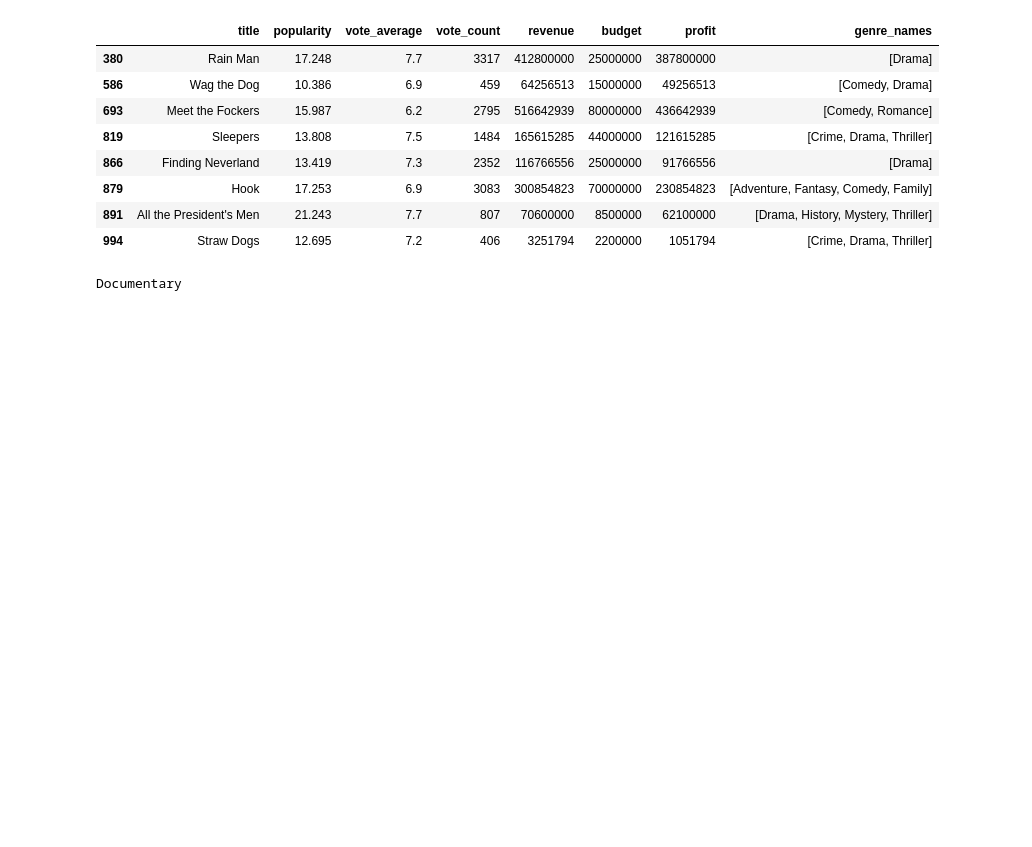
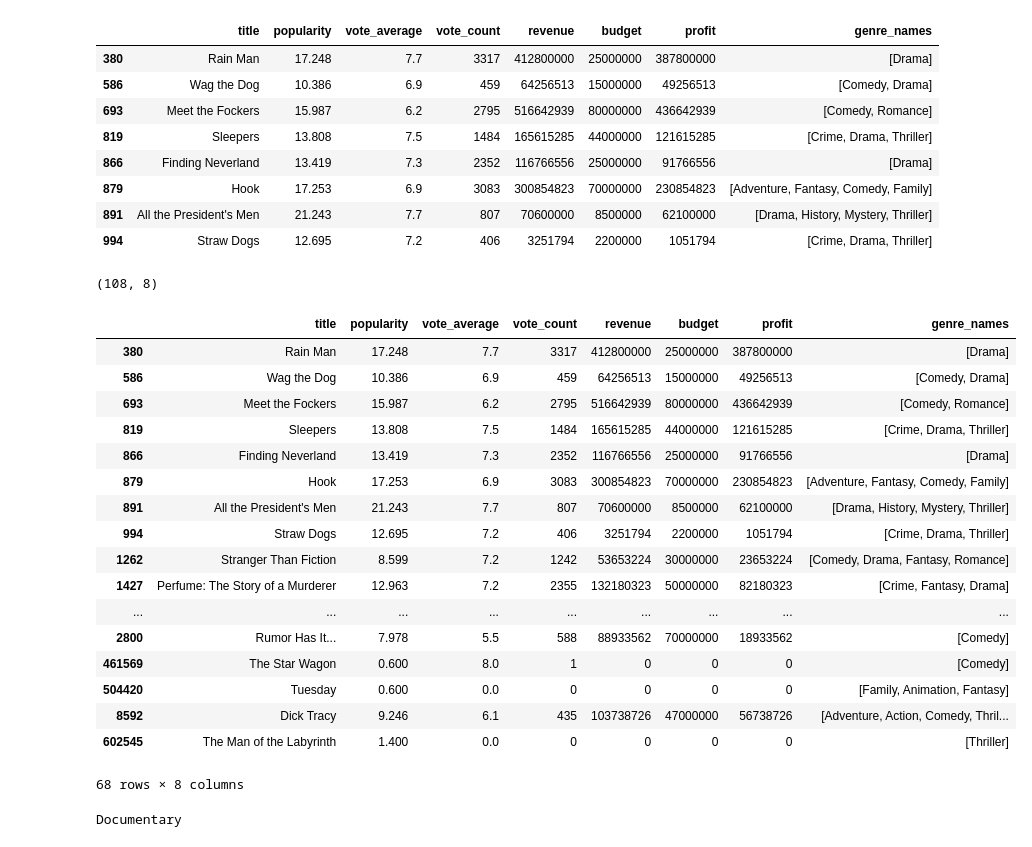
Before and after one commit to faltisco/Choose_Genre, a Jupyter notebook: EDA on TMDB.ipynb, the cells around one changed output. Drawn from its saved outputs; the diff is of its cells as text; code cells hidden in the pictures; blank space fills up the shorter version.

Commit message:
map function exclude genres

```diff
--- a/EDA on TMDB.ipynb
+++ b/EDA on TMDB.ipynb
@@ -264,3 +264,47 @@ hoffman_full_df.head(8)
 # If Genres is in Documentary(99), TV Movie(10770), delete the row.
 # If revenue, budget or profit is zero or NaN, eliminate the row.
 # If vote_count	< 20, eliminate the row.
+# %%
+# def to_list(cell):
+#     l = []
+#     for d in cell:     #cell is list of dicts
+#         l.append(d['name'])
+#     return(l)
+
+# hoffman_full_df['genre_names'] = hoffman_full_df['genres'].map(to_list)
+hoffman_full_df.dropna().shape
+# %% [output]
+(108, 8)
+# %%
+def exclude_genres(cell):
+    excluded_genre = ['TV Movie','Documentary']
+#    print(cell)
+    if len(cell) == 0:
+        return False
+    else:
+        for g in excluded_genre:
+           if g in cell:
+               return False
+    return True
+test_df = hoffman_full_df[hoffman_full_df.genre_names.map(exclude_genres)]
+# %%
+test_df
+# %% [output]
+|  | title | popularity | vote_average | vote_count | revenue | budget | profit | genre_names |
+| 380 | Rain Man | 17.248 | 7.7 | 3317 | 412800000 | 25000000 | 387800000 | [Drama] |
+| 586 | Wag the Dog | 10.386 | 6.9 | 459 | 64256513 | 15000000 | 49256513 | [Comedy, Drama] |
+| 693 | Meet the Fockers | 15.987 | 6.2 | 2795 | 516642939 | 80000000 | 436642939 | [Comedy, Romance] |
+| 819 | Sleepers | 13.808 | 7.5 | 1484 | 165615285 | 44000000 | 121615285 | [Crime, Drama, Thriller] |
+| 866 | Finding Neverland | 13.419 | 7.3 | 2352 | 116766556 | 25000000 | 91766556 | [Drama] |
+| 879 | Hook | 17.253 | 6.9 | 3083 | 300854823 | 70000000 | 230854823 | [Adventure, Fantasy, Comedy, Family] |
+| 891 | All the President's Men | 21.243 | 7.7 | 807 | 70600000 | 8500000 | 62100000 | [Drama, History, Mystery, Thriller] |
+| 994 | Straw Dogs | 12.695 | 7.2 | 406 | 3251794 | 2200000 | 1051794 | [Crime, Drama, Thriller] |
+| 1262 | Stranger Than Fiction | 8.599 | 7.2 | 1242 | 53653224 | 30000000 | 23653224 | [Comedy, Drama, Fantasy, Romance] |
+| 1427 | Perfume: The Story of a Murderer | 12.963 | 7.2 | 2355 | 132180323 | 50000000 | 82180323 | [Crime, Fantasy, Drama] |
+| ... | ... | ... | ... | ... | ... | ... | ... | ... |
+| 2800 | Rumor Has It... | 7.978 | 5.5 | 588 | 88933562 | 70000000 | 18933562 | [Comedy] |
+| 461569 | The Star Wagon | 0.600 | 8.0 | 1 | 0 | 0 | 0 | [Comedy] |
+| 504420 | Tuesday | 0.600 | 0.0 | 0 | 0 | 0 | 0 | [Family, Animation, Fantasy] |
+| 8592 | Dick Tracy | 9.246 | 6.1 | 435 | 103738726 | 47000000 | 56738726 | [Adventure, Action, Comedy, Thril... |
+| 602545 | The Man of the Labyrinth | 1.400 | 0.0 | 0 | 0 | 0 | 0 | [Thriller] |
+68 rows × 8 columns
```
Also changed, not shown: parts of 2 cells of this notebook.
